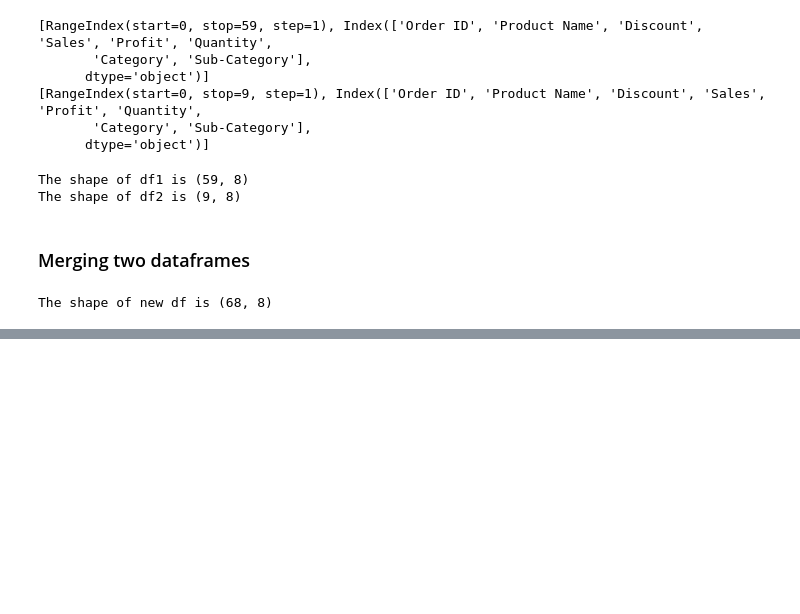
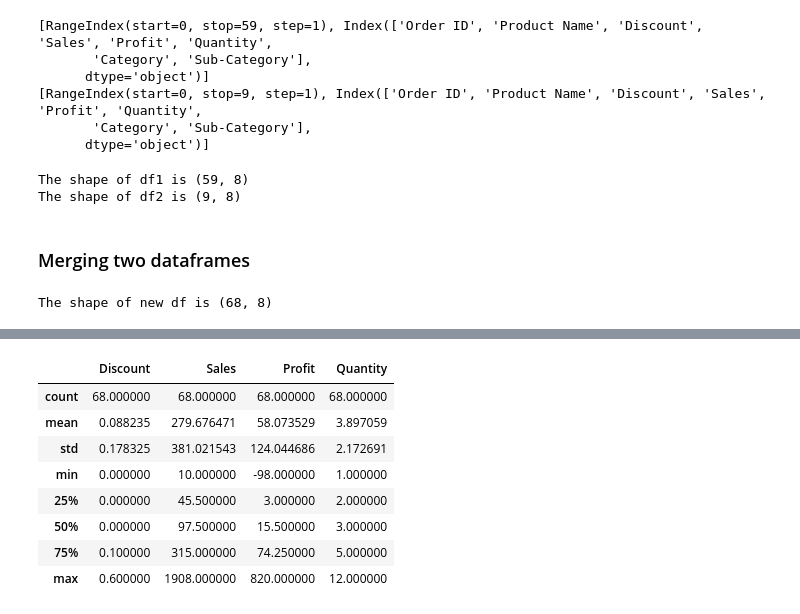
Before and after one commit to AnkitaAnalytics/Python-for-Data-Science, a Jupyter notebook: Creating_and_Merging_DataFrames.ipynb, the cells around one changed output, grey strips where cells are left out. Drawn from its saved outputs; the diff is of its cells as text; code cells hidden in the pictures; blank space fills up the shorter version.

```diff
--- a/Creating_and_Merging_DataFrames.ipynb
+++ b/Creating_and_Merging_DataFrames.ipynb
@@ -112,0 +145,15 @@ df.head()
+# %%
+df.describe()
+
+#Generate descriptive statistics.Descriptive statistics include those that summarize the central tendency, dispersion and shape of a
+  #dataset's distribution, excluding ``NaN`` values.
+# %% [output]
+|  | Discount | Sales | Profit | Quantity |
+| count | 68.000000 | 68.000000 | 68.000000 | 68.000000 |
+| mean | 0.088235 | 279.676471 | 58.073529 | 3.897059 |
+| std | 0.178325 | 381.021543 | 124.044686 | 2.172691 |
+| min | 0.000000 | 10.000000 | -98.000000 | 1.000000 |
+| 25% | 0.000000 | 45.500000 | 3.000000 | 2.000000 |
+| 50% | 0.000000 | 97.500000 | 15.500000 | 3.000000 |
+| 75% | 0.100000 | 315.000000 | 74.250000 | 5.000000 |
+| max | 0.600000 | 1908.000000 | 820.000000 | 12.000000 |
```
Also changed, not shown: parts of 8 cells of this notebook.
